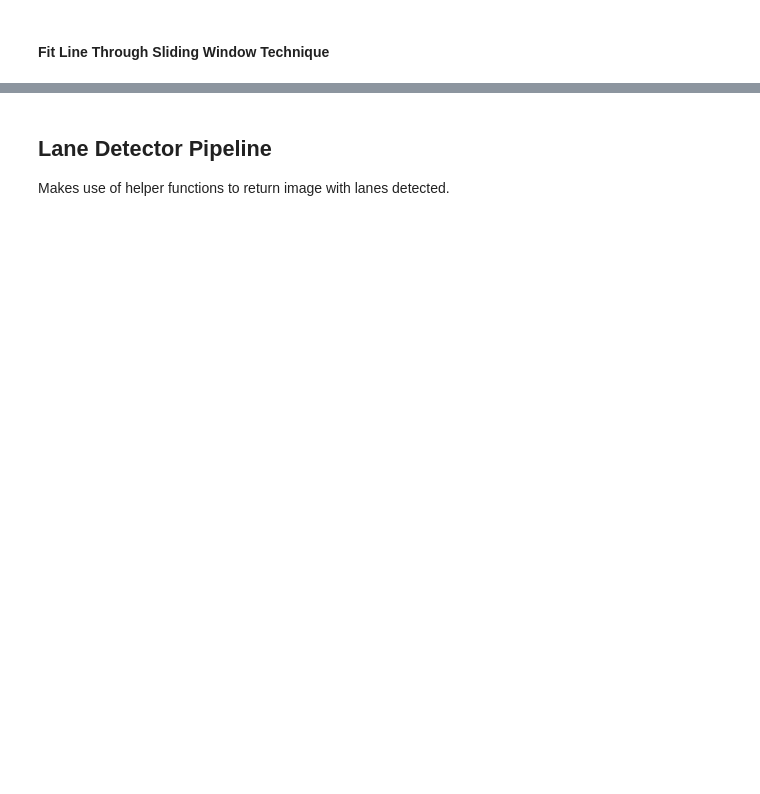
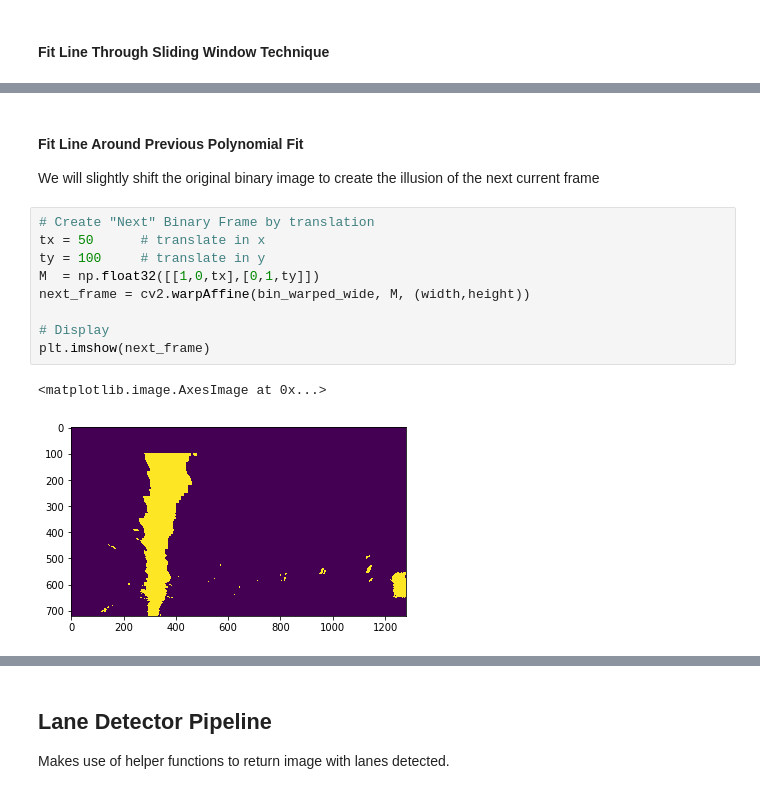
Before and after one commit to laygond/Advance-Lane-Detection, a Jupyter notebook: demo.ipynb, the cells around one changed output, grey strips where cells are left out. Cells and saved outputs as stored; diff of their text form; blank space fills up the shorter version.

```diff
--- a/demo.ipynb
+++ b/demo.ipynb
@@ -537,0 +544,15 @@ plt.imshow(result)
+# %% [markdown]
+#### Fit Line Around Previous Polynomial Fit
+We will slightly shift the original binary image to create the illusion of the next current frame
+# %%
+# Create "Next" Binary Frame by translation
+tx = 50      # translate in x
+ty = 100     # translate in y
+M  = np.float32([[1,0,tx],[0,1,ty]])
+next_frame = cv2.warpAffine(bin_warped_wide, M, (width,height))
+
+# Display
+plt.imshow(next_frame)
+# %% [output]
+<matplotlib.image.AxesImage at 0x...>
+[figure, added]
```
Also changed, not shown: parts of 19 cells of this notebook, 1 other file.
